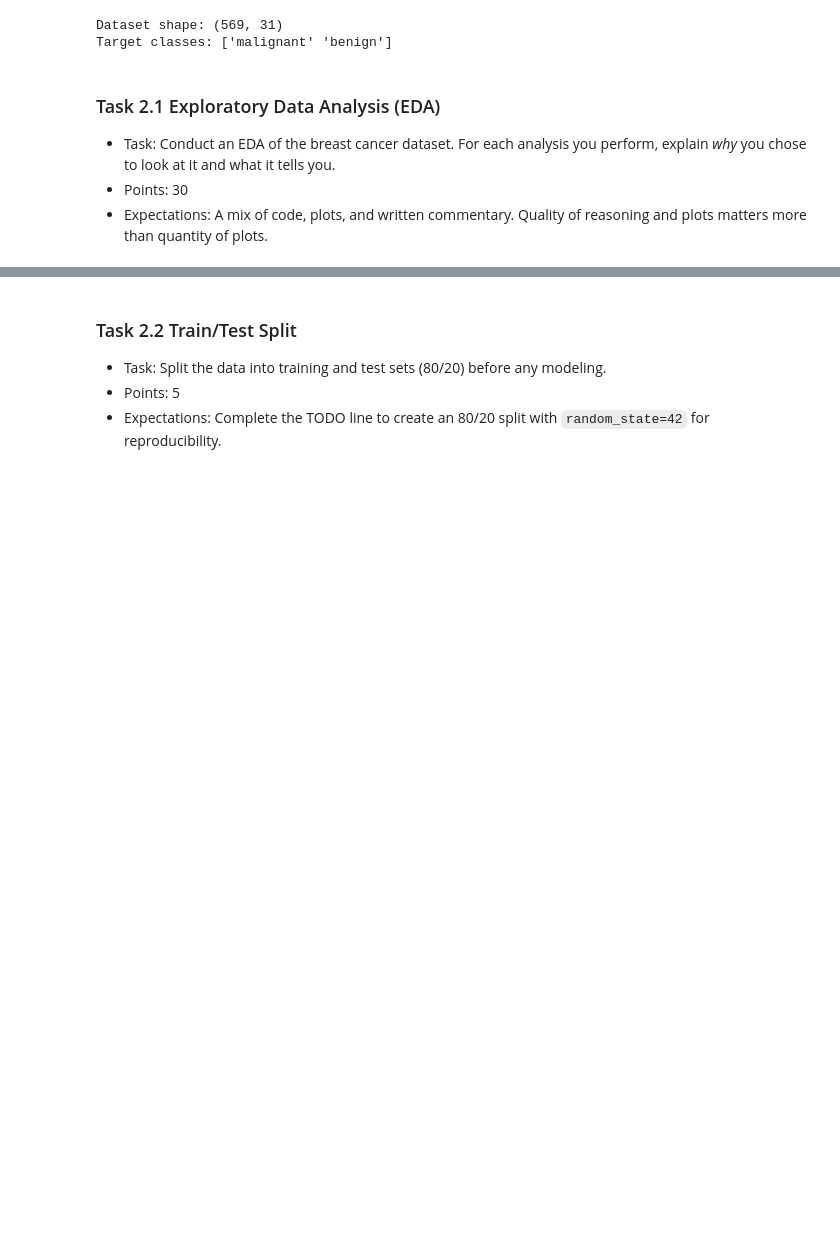
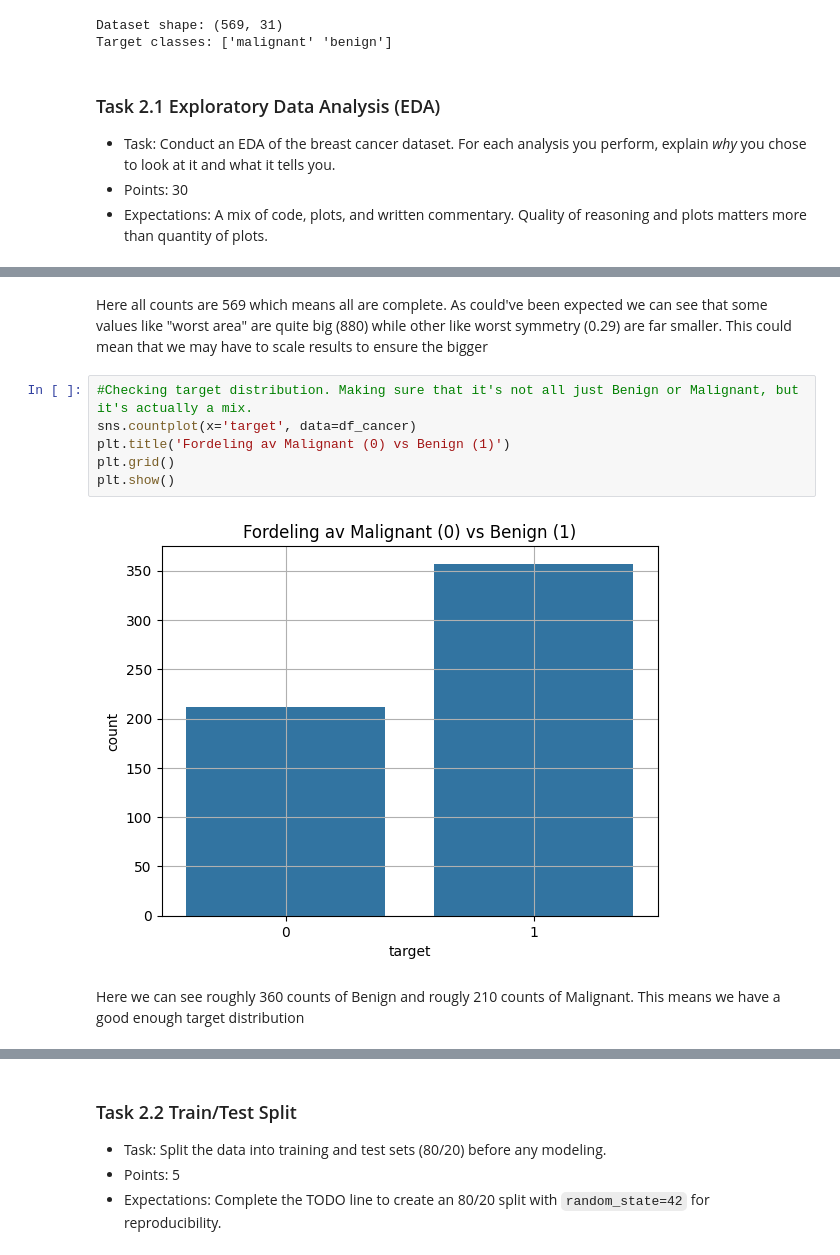
Before and after one commit to Decissions101/Assignment01, a Jupyter notebook: assignments/assignment01/assignment01.ipynb, the cells around one changed output, grey strips where cells are left out. Saved outputs shown, nothing was run; the diff lists cells and outputs as text; blank space fills up the shorter version.

```diff
--- a/assignments/assignment01/assignment01.ipynb
+++ b/assignments/assignment01/assignment01.ipynb
@@ -300,0 +320,12 @@ Target classes: ['malignant' 'benign']
+# %% [markdown]
+Here all counts are 569 which means all are complete. As could've been expected we can see that some values like "worst area" are quite big (880) while other like worst symmetry (0.29) are far smaller. This could mean that we may have to scale results to ensure the bigger
+# %%
+#Checking target distribution. Making sure that it's not all just Benign or Malignant, but it's actually a mix.
+sns.countplot(x='target', data=df_cancer)
+plt.title('Fordeling av Malignant (0) vs Benign (1)')
+plt.grid()
+plt.show()
+# %% [output]
+[figure, added]
+# %% [markdown]
+Here we can see roughly 360 counts of Benign and rougly 210 counts of Malignant. This means we have a good enough target distribution
```
Also changed, not shown: parts of 2 cells of this notebook, 1 other file.
